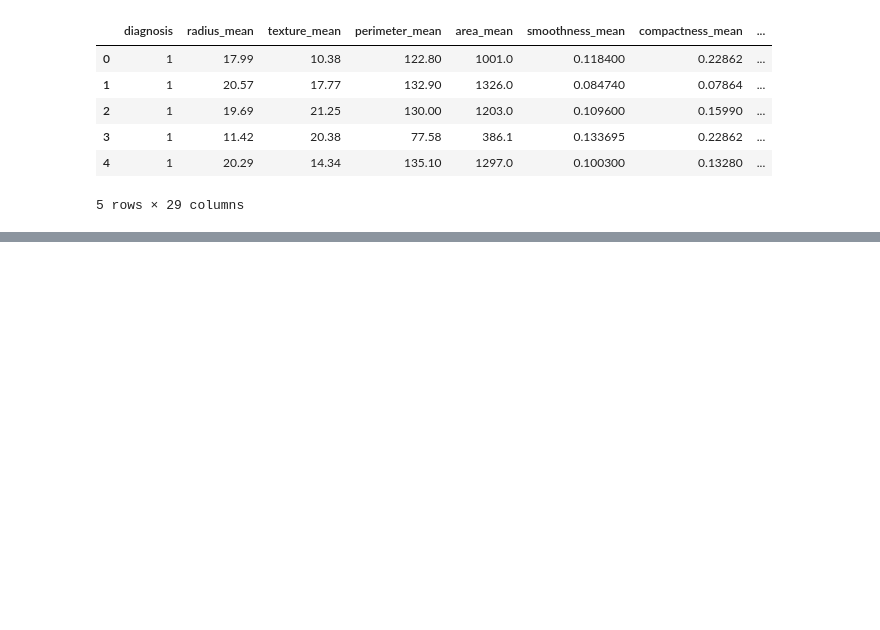
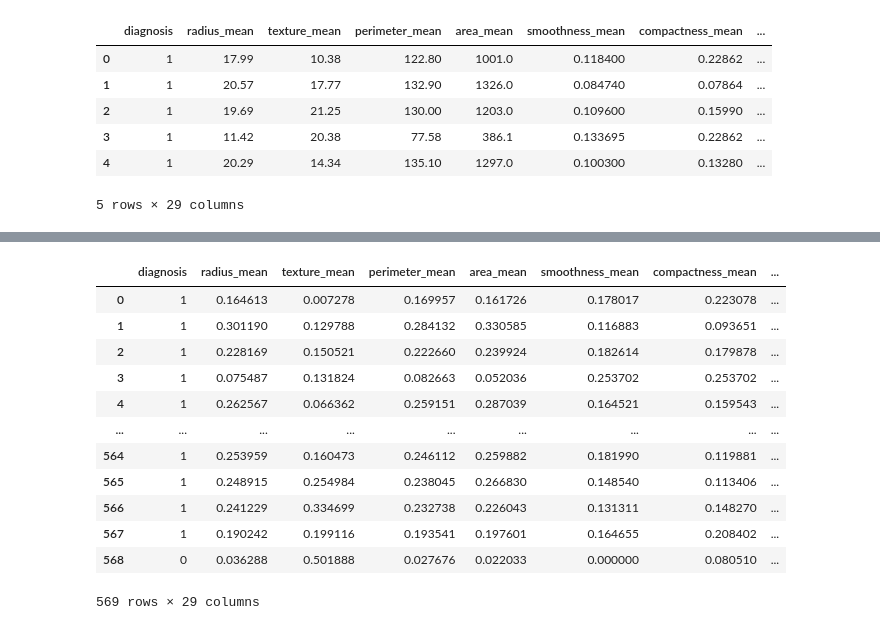
Before and after one commit to dagmawiii03/causal-inference, a Jupyter notebook: notebooks/causal_learning.ipynb, the cells around one changed output, grey strips where cells are left out. Drawn from its saved outputs; the diff is of its cells as text; code cells hidden in the pictures; blank space fills up the shorter version.

Commit message:
normalizing the data

```diff
--- a/notebooks/causal_learning.ipynb
+++ b/notebooks/causal_learning.ipynb
@@ -60,7 +60,7 @@ Index(['id', 'diagnosis', 'radius_mean', 'texture_mean', 'perimeter_mean',
        'symmetry_worst', 'fractal_dimension_worst'],
       dtype='object')
 # %%
-features= ['diagnosis', 'radius_mean', 'texture_mean', 'perimeter_mean','area_mean', 'smoothness_mean', 'compactness_mean', 'concavity_mean','concave points_mean', 'symmetry_mean', 'fractal_dimension_mean','radius_se', 'texture_se', 'perimeter_se', 'area_se', 'smoothness_se','compactness_se', 'concavity_se', 'concave points_se', 'symmetry_se','fractal_dimension_se', 'radius_worst', 'texture_worst','perimeter_worst', 'area_worst', 'smoothness_worst','compactness_worst', 'concavity_worst', 'concave points_worst','symmetry_worst', 'fractal_dimension_worst']
+features= ['diagnosis', 'radius_mean', 'texture_mean', 'perimeter_mean','area_mean', 'smoothness_mean', 'compactness_mean', 'concavity_mean','concave points_mean', 'symmetry_mean', 'fractal_dimension_mean','radius_se', 'texture_se', 'perimeter_se', 'area_se', 'compactness_se', 'concavity_se', 'concave points_se', 'fractal_dimension_se', 'radius_worst', 'texture_worst','perimeter_worst', 'area_worst', 'smoothness_worst','compactness_worst', 'concavity_worst', 'concave points_worst','symmetry_worst', 'fractal_dimension_worst']
 # %%
 #encoding the diagnosis categories
 x = df[features[:29]]
@@ -76,0 +79,3 @@ x.head(5)
+# %%
+features = x.iloc[:, 1:]
+features
@@ -76,0 +96,18 @@ x.head(5)
+# %%
+normal_data = process.scale_and_normalize(features, features.columns.to_list())
+normal_data.insert(loc=0, column='diagnosis', value=x['diagnosis'])
+normal_data
+# %% [output]
+|  | diagnosis | radius_mean | texture_mean | perimeter_mean | area_mean | smoothness_mean | compactness_mean | ... |
+| 0 | 1 | 0.164613 | 0.007278 | 0.169957 | 0.161726 | 0.178017 | 0.223078 | ... |
+| 1 | 1 | 0.301190 | 0.129788 | 0.284132 | 0.330585 | 0.116883 | 0.093651 | ... |
+| 2 | 1 | 0.228169 | 0.150521 | 0.222660 | 0.239924 | 0.182614 | 0.179878 | ... |
+| 3 | 1 | 0.075487 | 0.131824 | 0.082663 | 0.052036 | 0.253702 | 0.253702 | ... |
+| 4 | 1 | 0.262567 | 0.066362 | 0.259151 | 0.287039 | 0.164521 | 0.159543 | ... |
+| ... | ... | ... | ... | ... | ... | ... | ... | ... |
+| 564 | 1 | 0.253959 | 0.160473 | 0.246112 | 0.259882 | 0.181990 | 0.119881 | ... |
+| 565 | 1 | 0.248915 | 0.254984 | 0.238045 | 0.266830 | 0.148540 | 0.113406 | ... |
+| 566 | 1 | 0.241229 | 0.334699 | 0.232738 | 0.226043 | 0.131311 | 0.148270 | ... |
+| 567 | 1 | 0.190242 | 0.199116 | 0.193541 | 0.197601 | 0.164655 | 0.208402 | ... |
+| 568 | 0 | 0.036288 | 0.501888 | 0.027676 | 0.022033 | 0.000000 | 0.080510 | ... |
+569 rows × 29 columns
```
Also changed, not shown: parts of 2 cells of this notebook.
